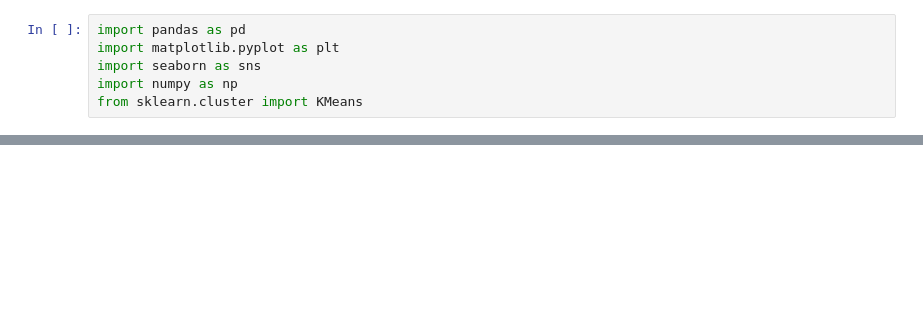
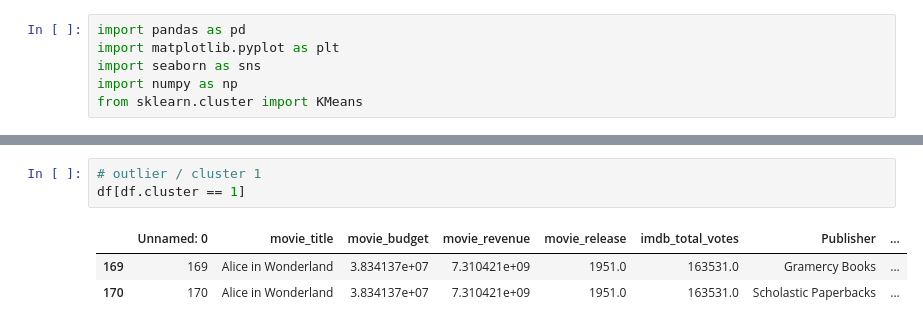
Before and after one commit to emilybae2025/Book-to-Film-Success-Prediction-Model, a Jupyter notebook: modeling.ipynb, the cells around one changed output, grey strips where cells are left out. Cells and saved outputs as stored; diff of their text form; blank space fills up the shorter version.

```diff
--- a/modeling.ipynb
+++ b/modeling.ipynb
@@ -45,0 +46,7 @@ df
+# %%
+# outlier / cluster 1
+df[df.cluster == 1]
+# %% [output]
+|  | Unnamed: 0 | movie_title | movie_budget | movie_revenue | movie_release | imdb_total_votes | Publisher | ... |
+| 169 | 169 | Alice in Wonderland | 3.834137e+07 | 7.310421e+09 | 1951.0 | 163531.0 | Gramercy Books | ... |
+| 170 | 170 | Alice in Wonderland | 3.834137e+07 | 7.310421e+09 | 1951.0 | 163531.0 | Scholastic Paperbacks | ... |
```
Also changed, not shown: parts of 8 cells of this notebook.
